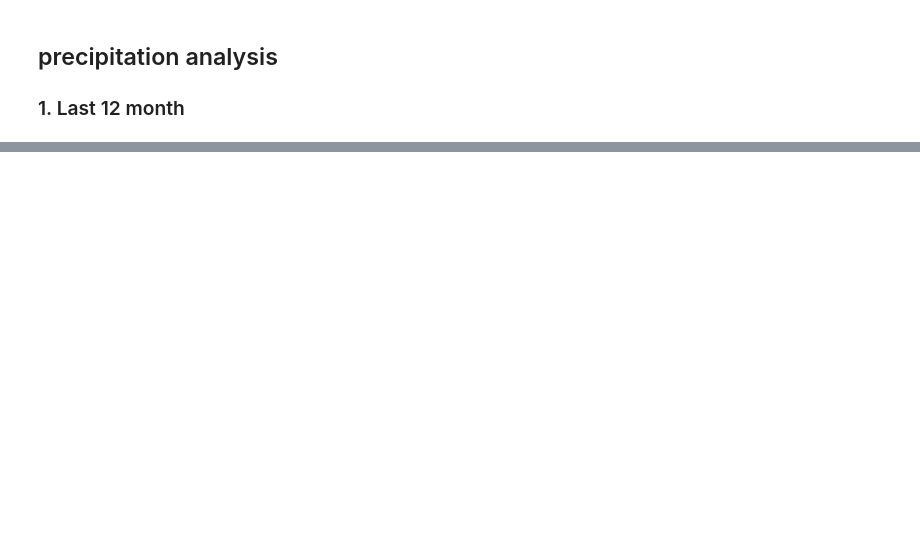
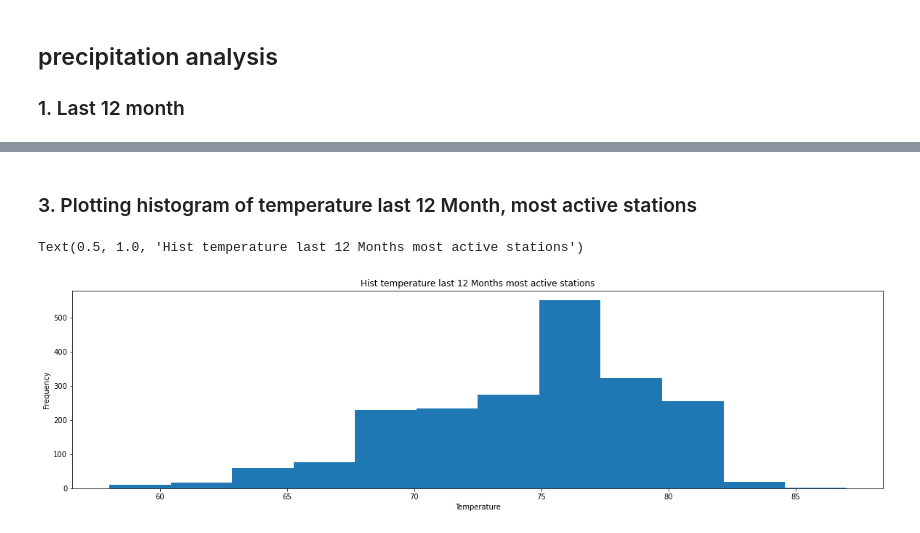
Before and after one commit to AndresJejen/TempPrecipAnalisisAndServer_AFLORE, a Jupyter notebook: DataAnalysis/DataAnalysis.ipynb, the cells around one changed output, grey strips where cells are left out. Saved outputs shown, nothing was run; the diff lists cells and outputs as text; code cells hidden in the pictures; blank space fills up the shorter version.

```diff
--- a/DataAnalysis/DataAnalysis.ipynb
+++ b/DataAnalysis/DataAnalysis.ipynb
@@ -86,0 +206,5 @@ df =
+# %%
+query_last_date = """
+    select count( DISTINCT station) from station
+"""
+runQuery(query_last_date)
@@ -86,0 +216,8 @@ df =
+# %%
+query_activity_stations = """
+    SELECT station, count(station) as count
+    from measurement
+    group by station
+    order by count desc
+"""
+runQuery(query_activity_stations)
@@ -86,0 +240,25 @@ df =
+# %%
+query_temp_last12 = f"""
+    select ms.date, ms.tobs, ms.station from
+    measurement as ms
+    join (
+        {
+            query_activity_stations
+        }
+    ) as activity
+    on activity.station = ms.station
+    where
+    ms.date >= date(
+        (
+            {
+                query_last_date
+            }
+        )
+        ,
+        '-12 month'
+    )
+    and
+    activity.count > 2000
+"""
+temp_last12M = runQuery(query_temp_last12)
+temp_last12M
@@ -86,0 +279,9 @@ df =
+# %% [markdown]
+### 3. Plotting histogram of temperature last 12 Month, most active stations
+# %%
+ax = temp_last12M['tobs'].plot(kind='hist', bins=12, figsize=(20,5))
+ax.set_xlabel("Temperature")
+ax.set_title("Hist temperature last 12 Months most active stations")
+# %% [output]
+Text(0.5, 1.0, 'Hist temperature last 12 Months most active stations')
+[figure, added]
```
Also changed, not shown: parts of 19 cells of this notebook, 29 other files.
